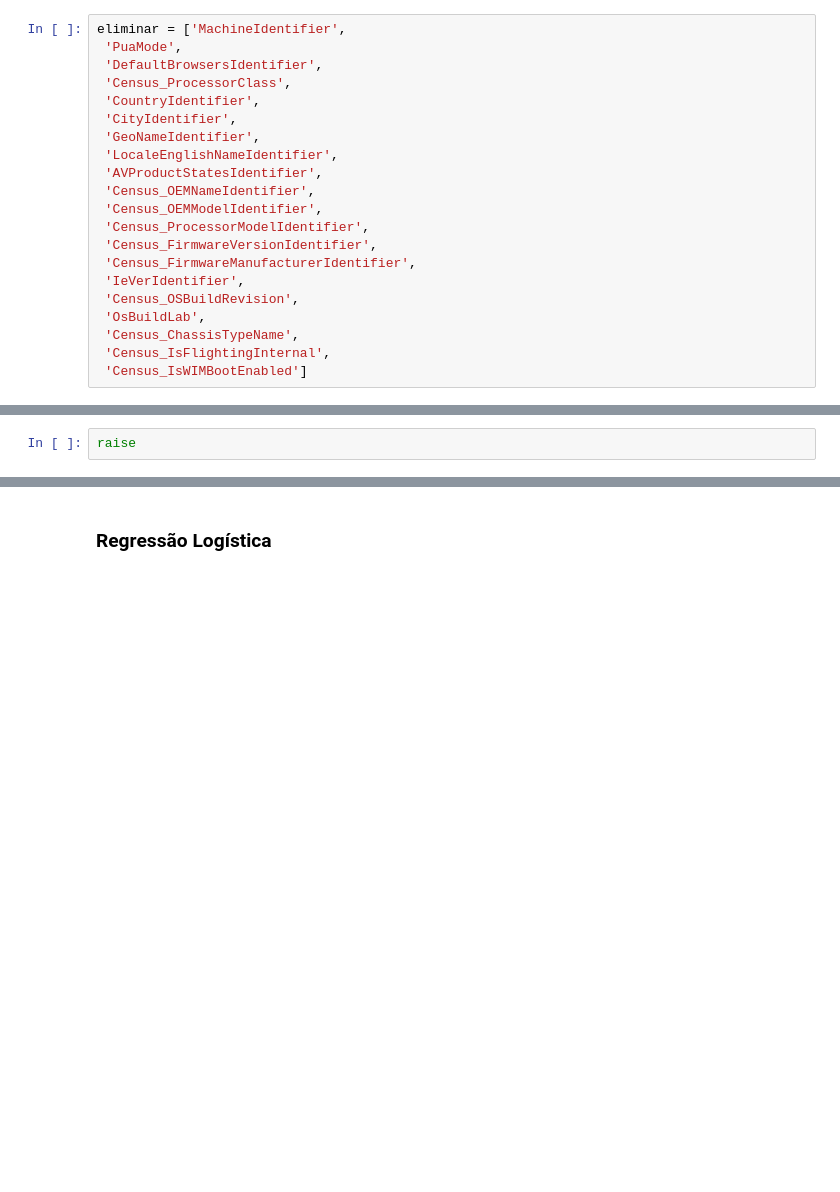
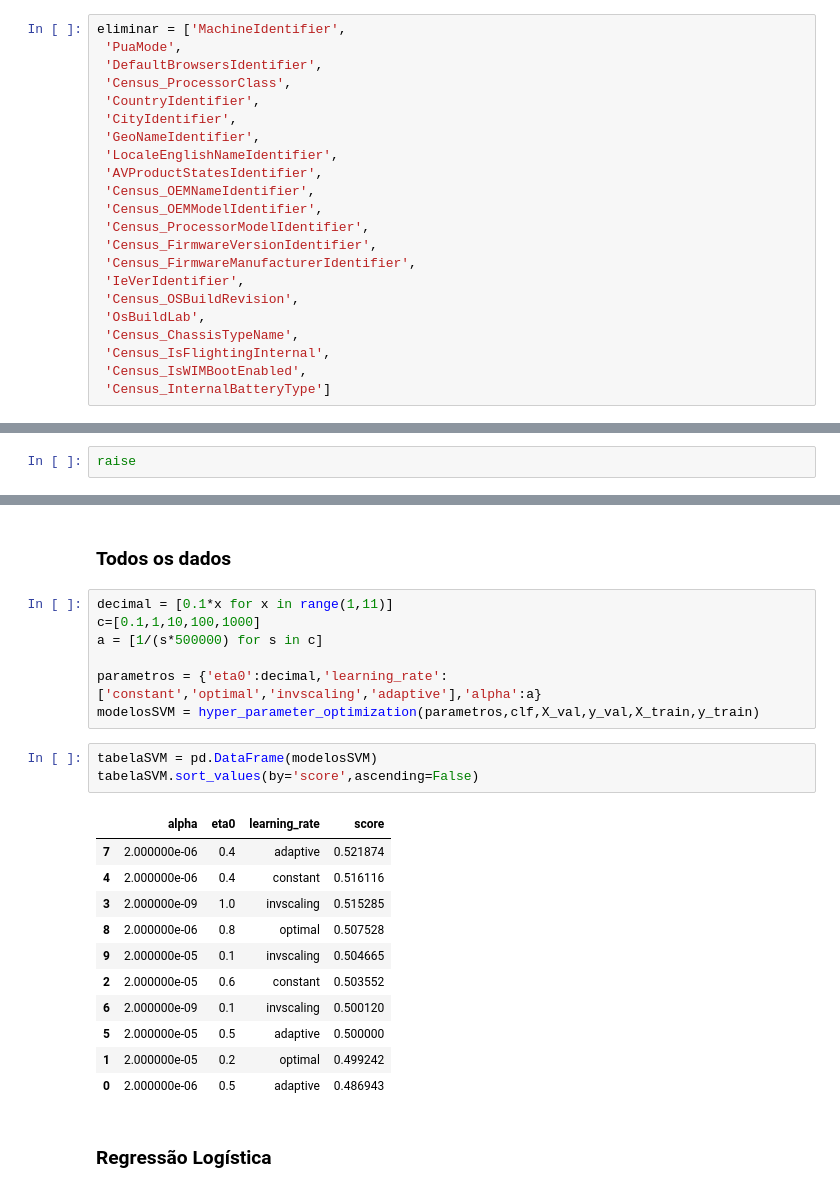
Before and after one commit to josepferreira/AA2, a Jupyter notebook: Notebooks/TratamentoDados.ipynb, the cells around one changed output, grey strips where cells are left out. Cells and saved outputs as stored; diff of their text form; blank space fills up the shorter version.

```diff
--- a/Notebooks/TratamentoDados.ipynb
+++ b/Notebooks/TratamentoDados.ipynb
@@ -183,7 +260,8 @@ eliminar = ['MachineIdentifier',
  'OsBuildLab',
  'Census_ChassisTypeName',
  'Census_IsFlightingInternal',
- 'Census_IsWIMBootEnabled']
+ 'Census_IsWIMBootEnabled',
+ 'Census_InternalBatteryType']
 # %%
 ms[eliminar].nunique()
 # %% [output]
@@ -677,3 +852,27 @@ raise
+# %% [markdown]
+### Todos os dados
+# %%
+decimal = [0.1*x for x in range(1,11)]
+c=[0.1,1,10,100,1000]
+a = [1/(s*500000) for s in c]
+
+parametros = {'eta0':decimal,'learning_rate':['constant','optimal','invscaling','adaptive'],'alpha':a}
+modelosSVM = hyper_parameter_optimization(parametros,clf,X_val,y_val,X_train,y_train)
+# %%
+tabelaSVM = pd.DataFrame(modelosSVM)
+tabelaSVM.sort_values(by='score',ascending=False)
+# %% [output]
+|  | alpha | eta0 | learning_rate | score |
+| 7 | 2.000000e-06 | 0.4 | adaptive | 0.521874 |
+| 4 | 2.000000e-06 | 0.4 | constant | 0.516116 |
+| 3 | 2.000000e-09 | 1.0 | invscaling | 0.515285 |
+| 8 | 2.000000e-06 | 0.8 | optimal | 0.507528 |
+| 9 | 2.000000e-05 | 0.1 | invscaling | 0.504665 |
+| 2 | 2.000000e-05 | 0.6 | constant | 0.503552 |
+| 6 | 2.000000e-09 | 0.1 | invscaling | 0.500120 |
+| 5 | 2.000000e-05 | 0.5 | adaptive | 0.500000 |
+| 1 | 2.000000e-05 | 0.2 | optimal | 0.499242 |
+| 0 | 2.000000e-06 | 0.5 | adaptive | 0.486943 |
 # %% [markdown]
 ### Regressão Logística
 # %% [markdown]
```
Also changed, not shown: parts of 54 cells of this notebook.
